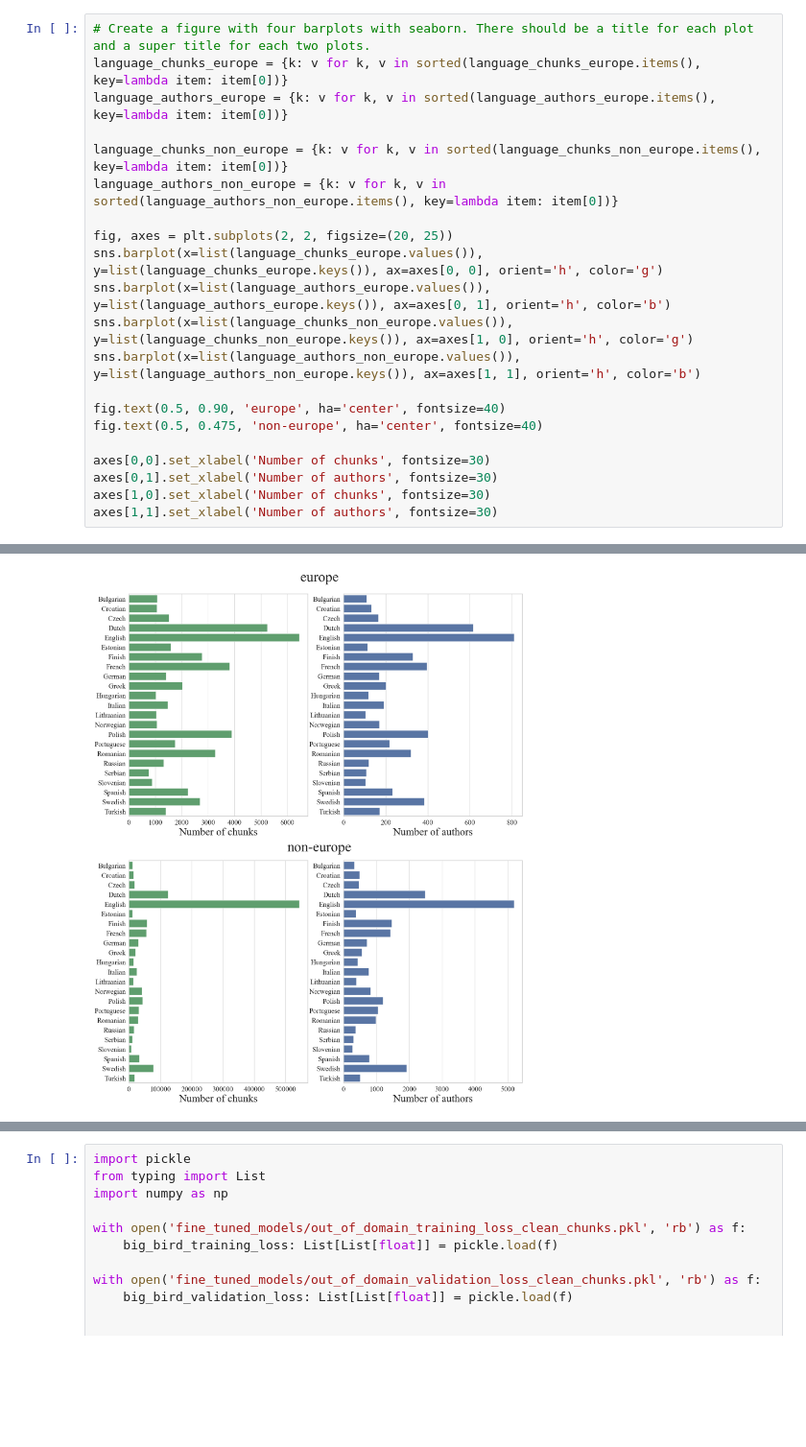
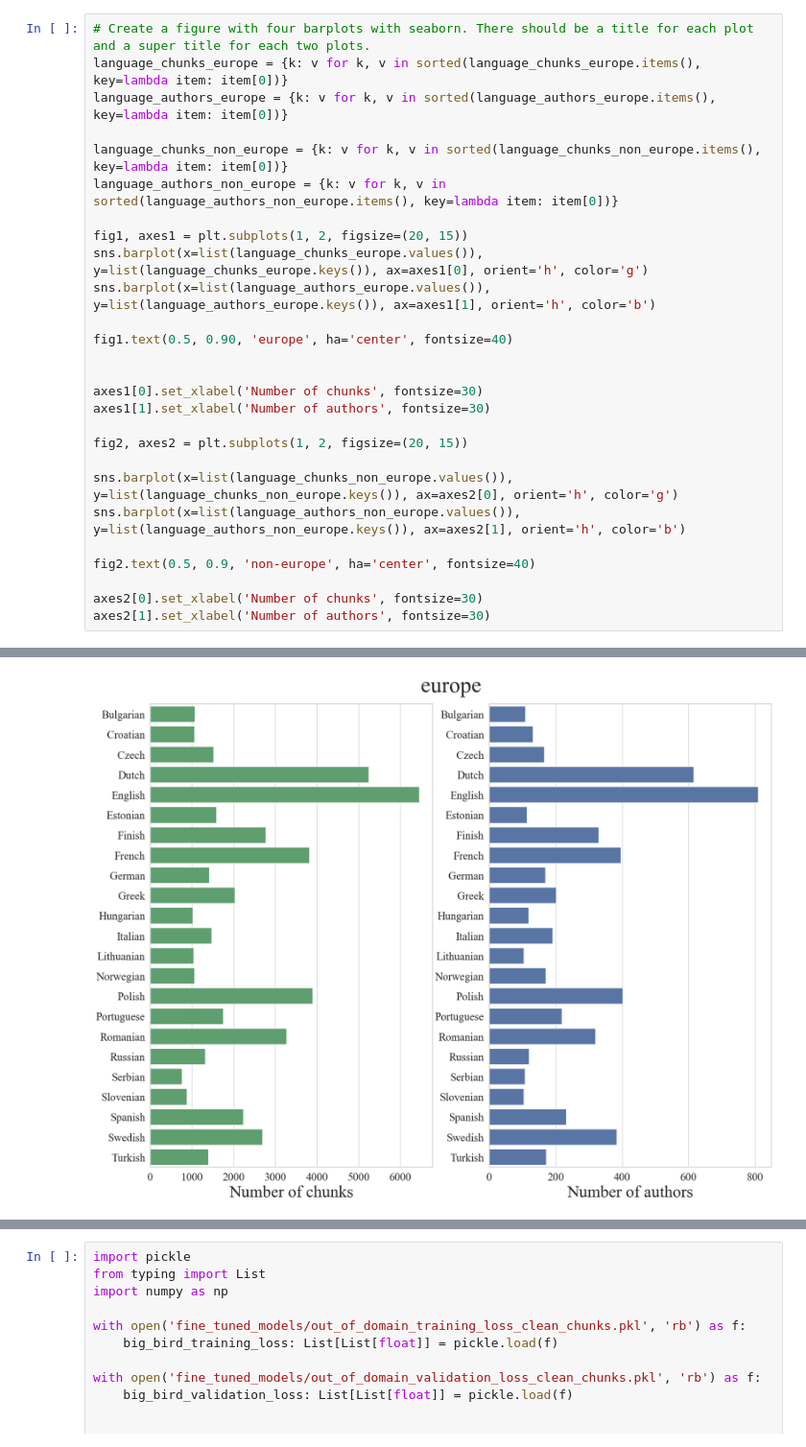
Before and after one commit to SergeyKramp/mthesis-bigbird-embeddings, a Jupyter notebook: figures.ipynb, the cells around one changed output, grey strips where cells are left out. Shown at 96% size. Drawn from its saved outputs; the diff is of its cells as text; blank space fills up the shorter version.

Commit message:
added and adjusted figures

```diff
--- a/figures.ipynb
+++ b/figures.ipynb
@@ -42,24 +42,30 @@ Found 29 languages in data/text_chunks/original/europe_data
 # %%
 # Create a figure with four barplots with seaborn. There should be a title for each plot and a super title for each two plots.
 language_chunks_europe = {k: v for k, v in sorted(language_chunks_europe.items(), key=lambda item: item[0])}
 language_authors_europe = {k: v for k, v in sorted(language_authors_europe.items(), key=lambda item: item[0])}
 
 language_chunks_non_europe = {k: v for k, v in sorted(language_chunks_non_europe.items(), key=lambda item: item[0])}
 language_authors_non_europe = {k: v for k, v in sorted(language_authors_non_europe.items(), key=lambda item: item[0])}
 
-fig, axes = plt.subplots(2, 2, figsize=(20, 25))
-sns.barplot(x=list(language_chunks_europe.values()), y=list(language_chunks_europe.keys()), ax=axes[0, 0], orient='h', color='g')
-sns.barplot(x=list(language_authors_europe.values()), y=list(language_authors_europe.keys()), ax=axes[0, 1], orient='h', color='b')
-sns.barplot(x=list(language_chunks_non_europe.values()), y=list(language_chunks_non_europe.keys()), ax=axes[1, 0], orient='h', color='g')
-sns.barplot(x=list(language_authors_non_europe.values()), y=list(language_authors_non_europe.keys()), ax=axes[1, 1], orient='h', color='b')
+fig1, axes1 = plt.subplots(1, 2, figsize=(20, 15))
+sns.barplot(x=list(language_chunks_europe.values()), y=list(language_chunks_europe.keys()), ax=axes1[0], orient='h', color='g')
+sns.barplot(x=list(language_authors_europe.values()), y=list(language_authors_europe.keys()), ax=axes1[1], orient='h', color='b')
 
-fig.text(0.5, 0.90, 'europe', ha='center', fontsize=40)
-fig.text(0.5, 0.475, 'non-europe', ha='center', fontsize=40)
+fig1.text(0.5, 0.90, 'europe', ha='center', fontsize=40)
 
-axes[0,0].set_xlabel('Number of chunks', fontsize=30)
-axes[0,1].set_xlabel('Number of authors', fontsize=30)
-axes[1,0].set_xlabel('Number of chunks', fontsize=30)
-axes[1,1].set_xlabel('Number of authors', fontsize=30)
+
+axes1[0].set_xlabel('Number of chunks', fontsize=30)
+axes1[1].set_xlabel('Number of authors', fontsize=30)
+
+fig2, axes2 = plt.subplots(1, 2, figsize=(20, 15))
+
+sns.barplot(x=list(language_chunks_non_europe.values()), y=list(language_chunks_non_europe.keys()), ax=axes2[0], orient='h', color='g')
+sns.barplot(x=list(language_authors_non_europe.values()), y=list(language_authors_non_europe.keys()), ax=axes2[1], orient='h', color='b')
+
+fig2.text(0.5, 0.9, 'non-europe', ha='center', fontsize=40)
+
+axes2[0].set_xlabel('Number of chunks', fontsize=30)
+axes2[1].set_xlabel('Number of authors', fontsize=30)
 # %% [output]
 Text(0.5, 0, 'Number of authors')
-[figure, old version]
+[figure, new version]
```
Also changed, not shown: parts of 34 cells of this notebook, 9 other files.
